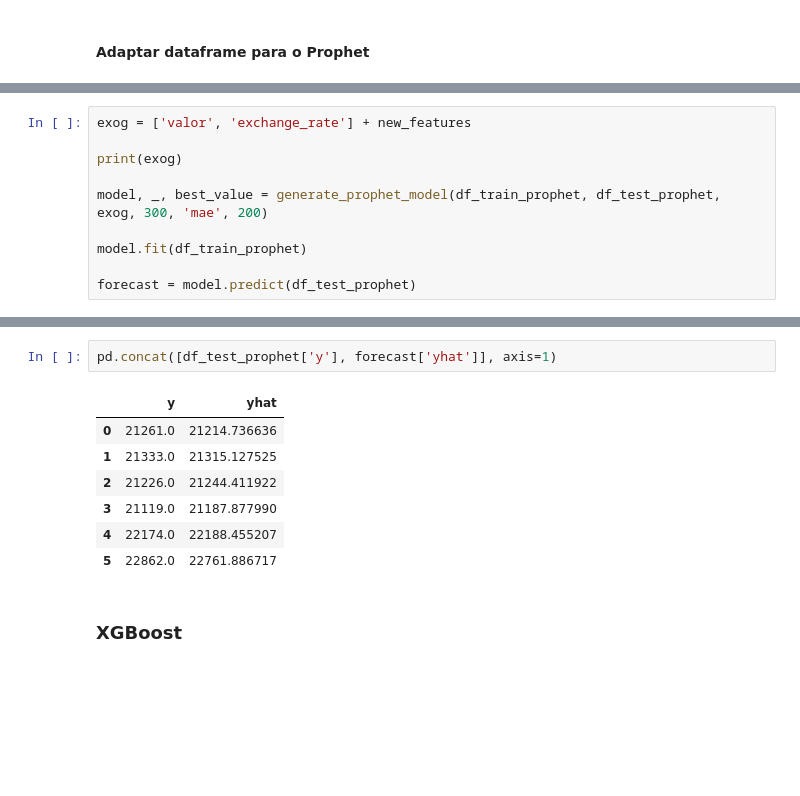
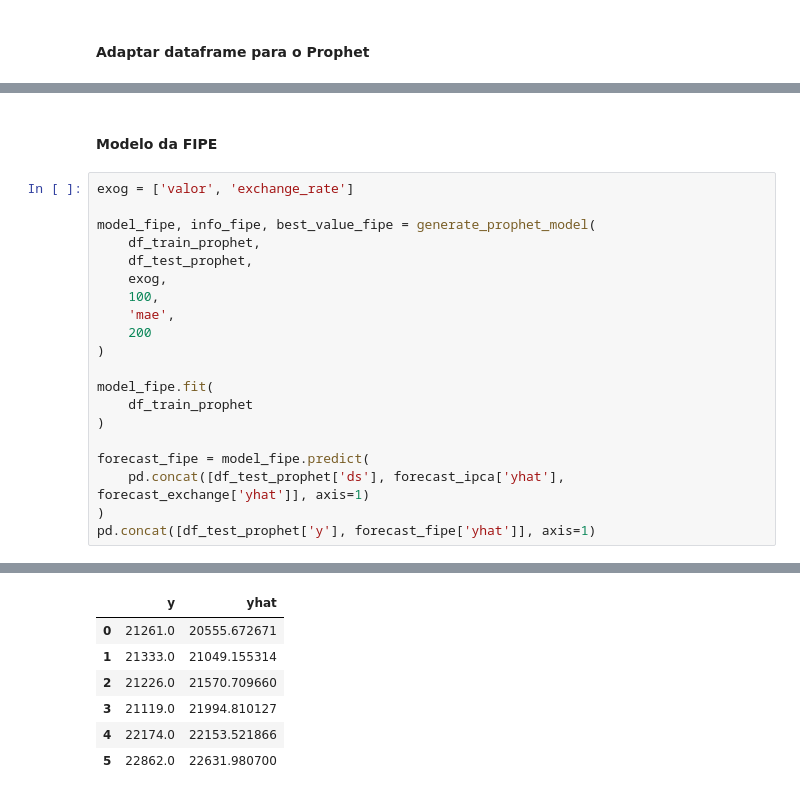
Before and after one commit to vitorrdrgs/trabalho_icd, a Jupyter notebook: models.ipynb, the cells around one changed output, grey strips where cells are left out. Saved outputs shown, nothing was run; the diff lists cells and outputs as text; blank space fills up the shorter version.

```diff
--- a/models.ipynb
+++ b/models.ipynb
@@ -271,11 +369,23 @@ df_test_prophet = df_test_prophet.reset_index(drop=True)
+# %% [markdown]
+#### Modelo da FIPE
 # %%
-exog = ['valor', 'exchange_rate'] + new_features
+exog = ['valor', 'exchange_rate']
 
-print(exog)
+model_fipe, info_fipe, best_value_fipe = generate_prophet_model(
+    df_train_prophet,
+    df_test_prophet,
+    exog,
+    100,
+    'mae',
+    200
+)
 
-model, _, best_value = generate_prophet_model(df_train_prophet, df_test_prophet, exog, 300, 'mae', 200)
+model_fipe.fit(
+    df_train_prophet
+)
 
-model.fit(df_train_prophet)
-
-forecast = model.predict(df_test_prophet)
+forecast_fipe = model_fipe.predict(
+    pd.concat([df_test_prophet['ds'], forecast_ipca['yhat'], forecast_exchange['yhat']], axis=1)
+)
+pd.concat([df_test_prophet['y'], forecast_fipe['yhat']], axis=1)
 # %% [output]
@@ -286,12 +409,7 @@ forecast = model.predict(df_test_prophet)
+|  | y | yhat |
+| 0 | 21261.0 | 20555.672671 |
+| 1 | 21333.0 | 21049.155314 |
+| 2 | 21226.0 | 21570.709660 |
+| 3 | 21119.0 | 21994.810127 |
+| 4 | 22174.0 | 22153.521866 |
+| 5 | 22862.0 | 22631.980700 |
-# %%
-pd.concat([df_test_prophet['y'], forecast['yhat']], axis=1)
-# %% [output]
-|  | y | yhat |
-| 0 | 21261.0 | 21214.736636 |
-| 1 | 21333.0 | 21315.127525 |
-| 2 | 21226.0 | 21244.411922 |
-| 3 | 21119.0 | 21187.877990 |
-| 4 | 22174.0 | 22188.455207 |
-| 5 | 22862.0 | 22761.886717 |
-# %% [markdown]
-### XGBoost
```
Also changed, not shown: parts of 10 cells of this notebook, 2 other files.
